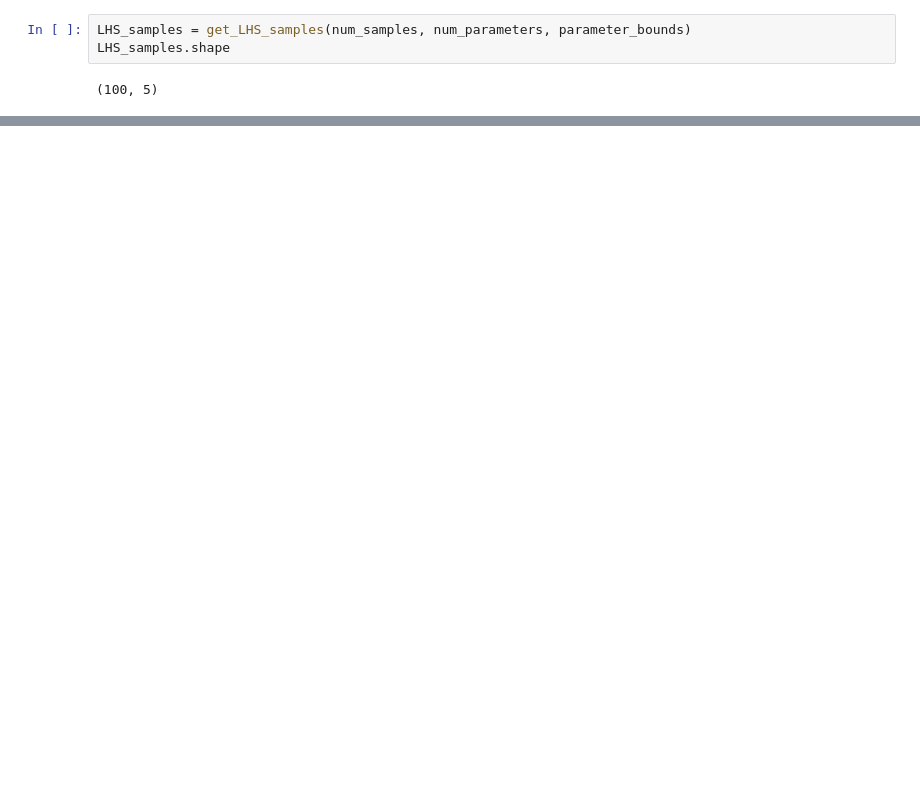
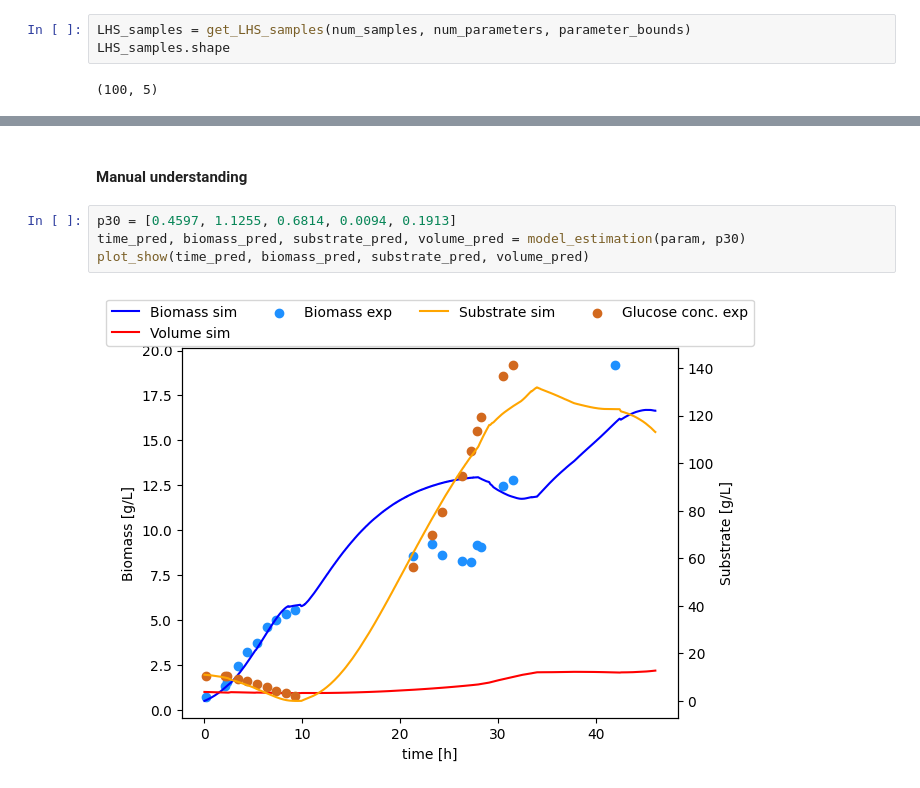
Before and after one commit to boripf/hybrid-model-corynebacterium, a Jupyter notebook: C_opti.ipynb, the cells around one changed output, grey strips where cells are left out. Saved outputs shown, nothing was run; the diff lists cells and outputs as text; blank space fills up the shorter version.

```diff
--- a/C_opti.ipynb
+++ b/C_opti.ipynb
@@ -244,0 +245,8 @@ df_all_sets.head(10)
+# %% [markdown]
+#### Manual understanding
+# %%
+p30 = [0.4597, 1.1255, 0.6814, 0.0094, 0.1913]
+time_pred, biomass_pred, substrate_pred, volume_pred = model_estimation(param, p30)
+plot_show(time_pred, biomass_pred, substrate_pred, volume_pred)
+# %% [output]
+[figure, added]
```
Also changed, not shown: parts of 5 cells of this notebook, 23 other files.
